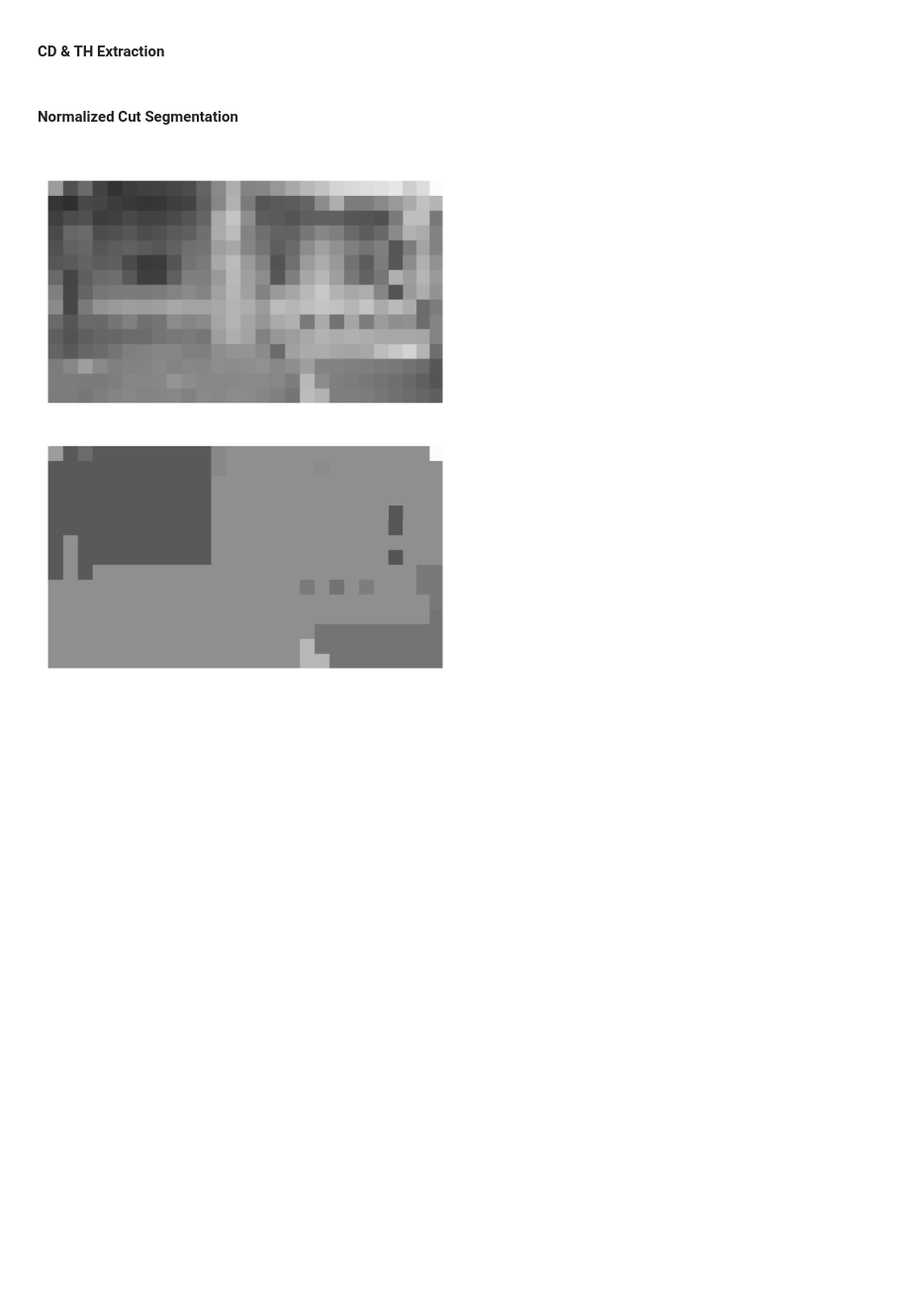
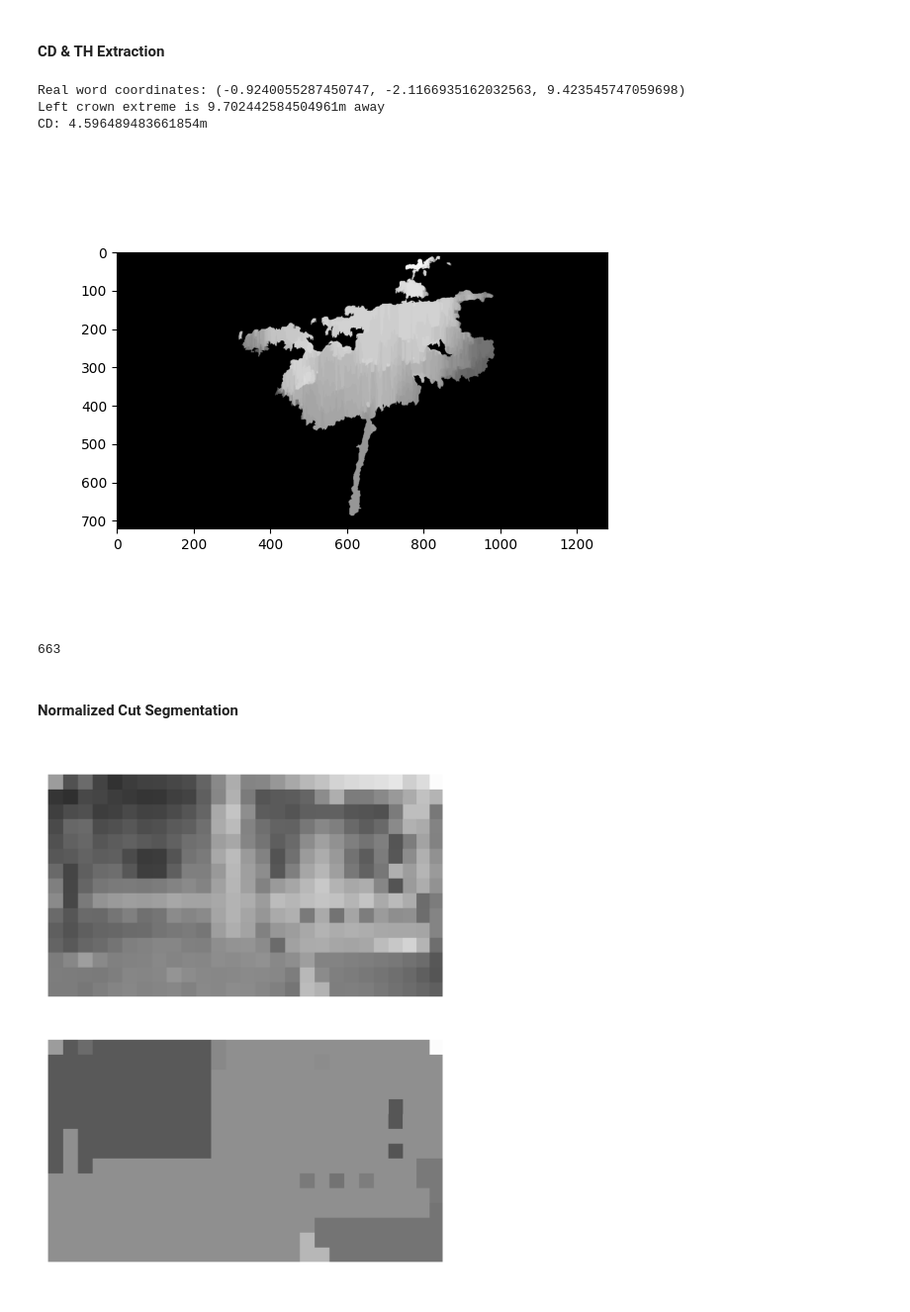
Before and after one commit to kiplimock/image-processing, a Jupyter notebook: disparity.ipynb, the cells around one changed output. Shown at 99% size. Drawn from its saved outputs; the diff is of its cells as text; code cells hidden in the pictures; blank space fills up the shorter version.

```diff
--- a/disparity.ipynb
+++ b/disparity.ipynb
@@ -472,5 +475,41 @@ DBH: 0.46911673096385753
 # %% [markdown]
 #### CD & TH Extraction
+# %%
+whole_depth = cv2.imread('area/masked/masked_1.png', 0)
+
+def compute_cd(image, baseline=0.129, f=1438):
+
+    left, right = convex_hull(image)[2:4]
+    crown_px = minimum_crown_pixel(image)
+
+    z = fit_disp2dist(crown_px)
+    disparity = baseline * f / z
+    x = baseline * (left[0] - 360) / disparity
+    y = baseline * (left[1] - 640) / disparity
+    print(f"Real word coordinates: {x, y, z}")
+
+    sc = right[1] - left[1]
+    da = np.sqrt(x**2 + y**2 + z**2)
+    theta = 2 * np.arctan(sc * 3.546e-4)
+    D = 2 * da * np.tan(theta/2)
+
+    print(f"Left crown extreme is {da}m away")
+    print(f"CD: {D}m")
+
+    plt.figure()
+    plt.imshow(image, 'gray')
+    plt.show()
+# %%
+compute_cd(whole_depth)
+# %% [output]
+Real word coordinates: (-0.9240055287450747, -2.1166935162032563, 9.423545747059698)
+Left crown extreme is 9.702442584504961m away
+CD: 4.596489483661854m
+[figure, added]
+# %%
+right[1] - left[1]
+# %% [output]
+663
 # %% [markdown]
 #### Normalized Cut Segmentation
 # %%
```
Also changed, not shown: parts of 4 cells of this notebook.
